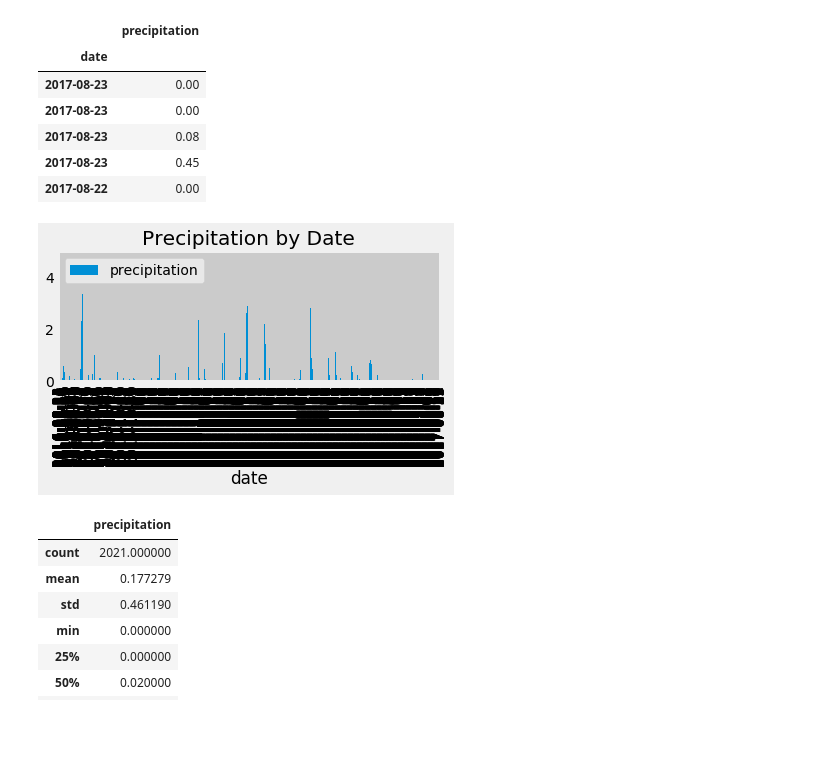
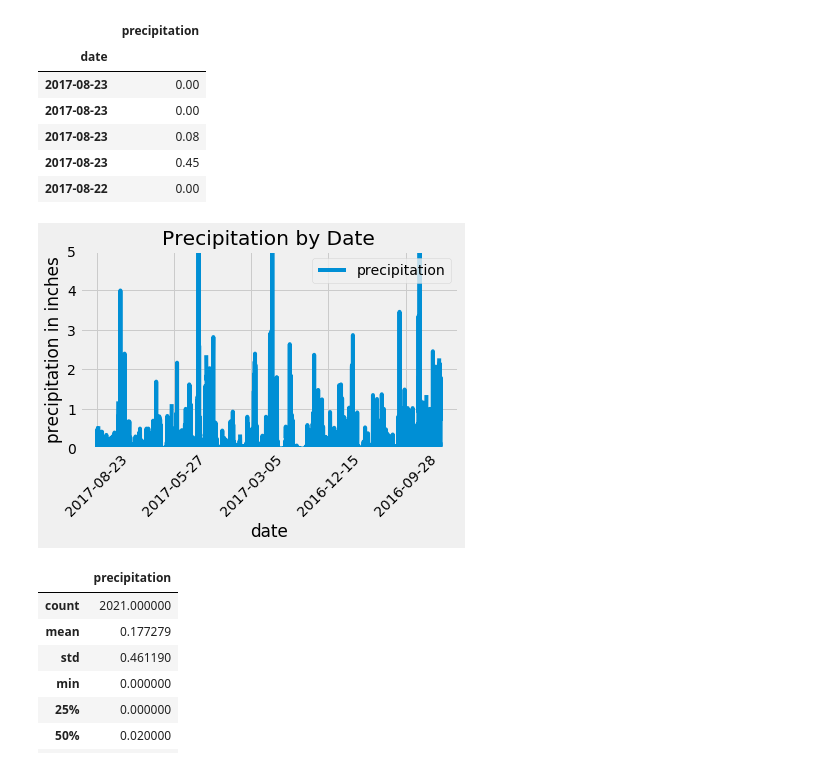
Before and after one commit to smithc6136/sqlalchemy-challenge, a Jupyter notebook: Unit_10_Climate_HW.ipynb, the cells around one changed output. Saved outputs shown, nothing was run; the diff lists cells and outputs as text; code cells hidden in the pictures; blank space fills up the shorter version.

```diff
--- a/Unit_10_Climate_HW.ipynb
+++ b/Unit_10_Climate_HW.ipynb
@@ -76,7 +76,8 @@ pprint(results)
 # %%
 ## Save the query results as a Pandas DataFrame and set the index to the date column
 df = pd.DataFrame(results, columns=['date', 'precipitation'])
-df.set_index('date', inplace=True, )
+df.set_index(['date'], inplace=True)
+# print(df.shape)
 df.head(5)
 
 ## Sort the dataframe by date
@@ -91,11 +92,14 @@ df.head(5)
 | 2017-08-22 | 0.00 |
 # %%
 ## Use Pandas Plotting with Matplotlib to plot the data
-df.iloc[::-1].plot.bar(title="Precipitation by Date")
+df.plot(title="Precipitation by Date")
 plt.ylim(0, 5)
 plt.tight_layout()
+plt.xlabel('date')
+plt.ylabel('precipitation in inches')
+plt.xticks(rotation=45)
 plt.show()
 # %% [output]
-[figure, old version]
+[figure, new version]
 # %%
 # Use Pandas to calculate the summary statistics for the precipitation data
```
Also changed, not shown: parts of 7 cells of this notebook.
